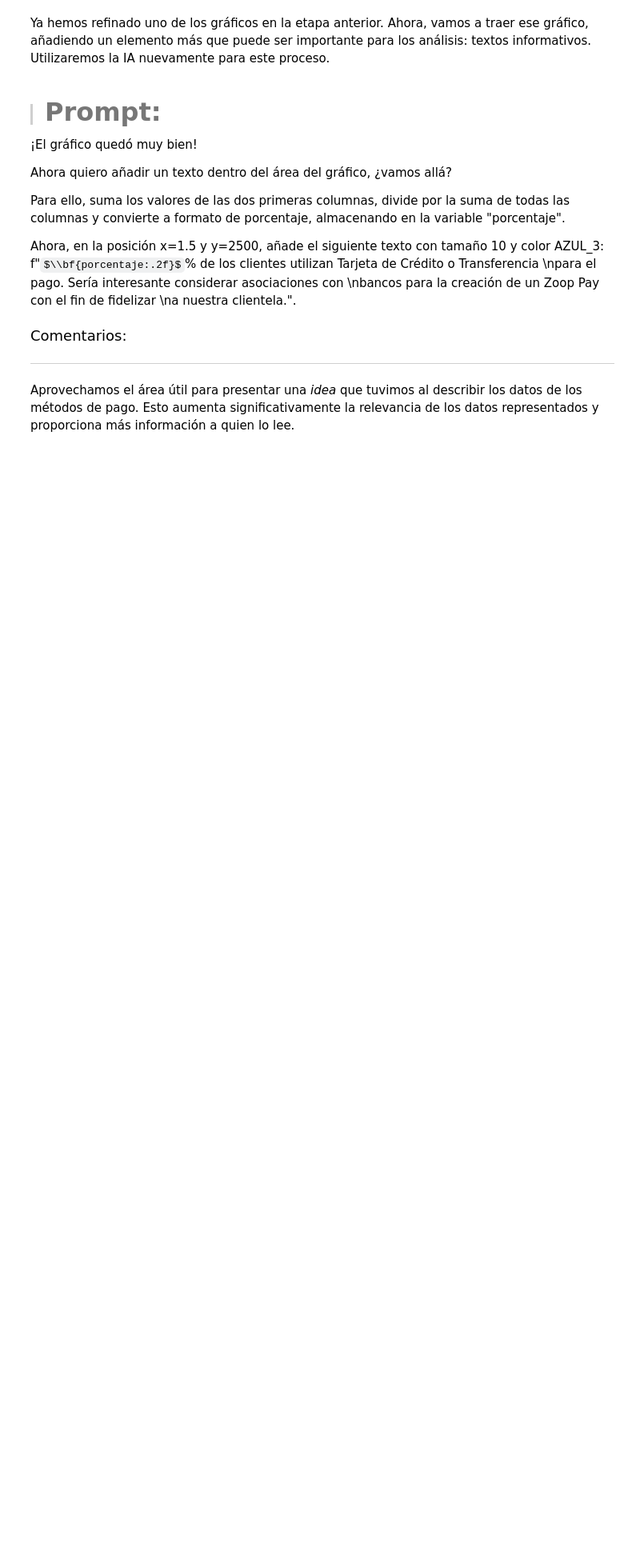
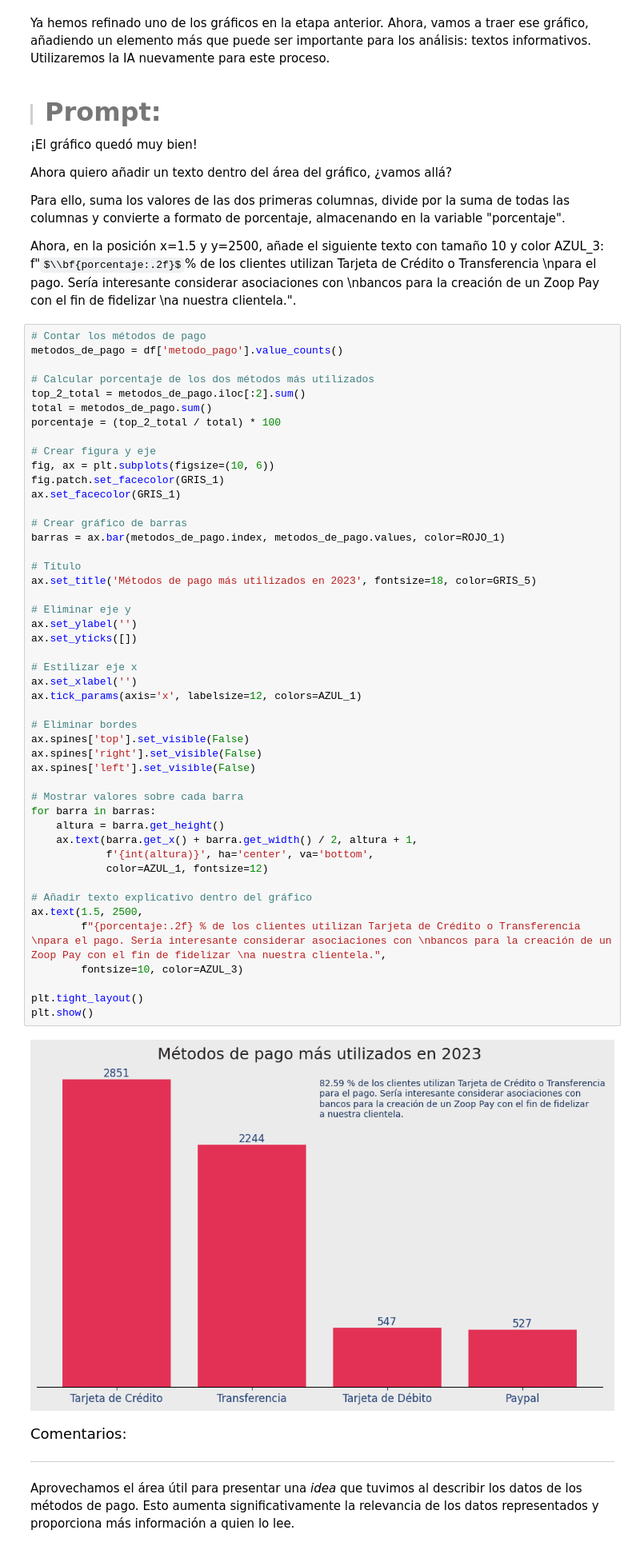
Before and after one commit to AndresCMontejo/IA_Aplicada_a_Ciencia_de_datos, a Jupyter notebook: IA_aplicada_a_ciencia_de_datos.ipynb, the cells around one changed output. Shown at 80% size. Drawn from its saved outputs; the diff is of its cells as text; some formulas as TeX source; blank space fills up the shorter version.

```diff
--- a/IA_aplicada_a_ciencia_de_datos.ipynb
+++ b/IA_aplicada_a_ciencia_de_datos.ipynb
@@ -1228,6 +1279,55 @@ Ahora quiero añadir un texto dentro del área del gráfico, ¿vamos allá?
 Para ello, suma los valores de las dos primeras columnas, divide por la suma de todas las columnas y convierte a formato de porcentaje, almacenando en la variable "porcentaje".
 
 Ahora, en la posición x=1.5 y y=2500, añade el siguiente texto con tamaño 10 y color AZUL_3: f"$\\bf{porcentaje:.2f}$% de los clientes utilizan Tarjeta de Crédito o Transferencia \npara el pago. Sería interesante considerar asociaciones con \nbancos para la creación de un Zoop Pay con el fin de fidelizar \na nuestra clientela.".
+# %%
+# Contar los métodos de pago
+metodos_de_pago = df['metodo_pago'].value_counts()
+
+# Calcular porcentaje de los dos métodos más utilizados
+top_2_total = metodos_de_pago.iloc[:2].sum()
+total = metodos_de_pago.sum()
+porcentaje = (top_2_total / total) * 100
+
+# Crear figura y eje
+fig, ax = plt.subplots(figsize=(10, 6))
+fig.patch.set_facecolor(GRIS_1)
+ax.set_facecolor(GRIS_1)
+
+# Crear gráfico de barras
+barras = ax.bar(metodos_de_pago.index, metodos_de_pago.values, color=ROJO_1)
+
+# Título
+ax.set_title('Métodos de pago más utilizados en 2023', fontsize=18, color=GRIS_5)
+
+# Eliminar eje y
+ax.set_ylabel('')
+ax.set_yticks([])
+
+# Estilizar eje x
+ax.set_xlabel('')
+ax.tick_params(axis='x', labelsize=12, colors=AZUL_1)
+
+# Eliminar bordes
+ax.spines['top'].set_visible(False)
+ax.spines['right'].set_visible(False)
+ax.spines['left'].set_visible(False)
+
+# Mostrar valores sobre cada barra
+for barra in barras:
+    altura = barra.get_height()
+    ax.text(barra.get_x() + barra.get_width() / 2, altura + 1,
+            f'{int(altura)}', ha='center', va='bottom',
+            color=AZUL_1, fontsize=12)
+
+# Añadir texto explicativo dentro del gráfico
+ax.text(1.5, 2500,
+        f"{porcentaje:.2f} % de los clientes utilizan Tarjeta de Crédito o Transferencia \npara el pago. Sería interesante considerar asociaciones con \nbancos para la creación de un Zoop Pay con el fin de fidelizar \na nuestra clientela.",
+        fontsize=10, color=AZUL_3)
+
+plt.tight_layout()
+plt.show()
+# %% [output]
+[figure, added]
 # %% [markdown]
 <font color="7b71ff" size=4> Comentarios: </font>
 
```
Also changed, not shown: parts of 2 cells of this notebook.
